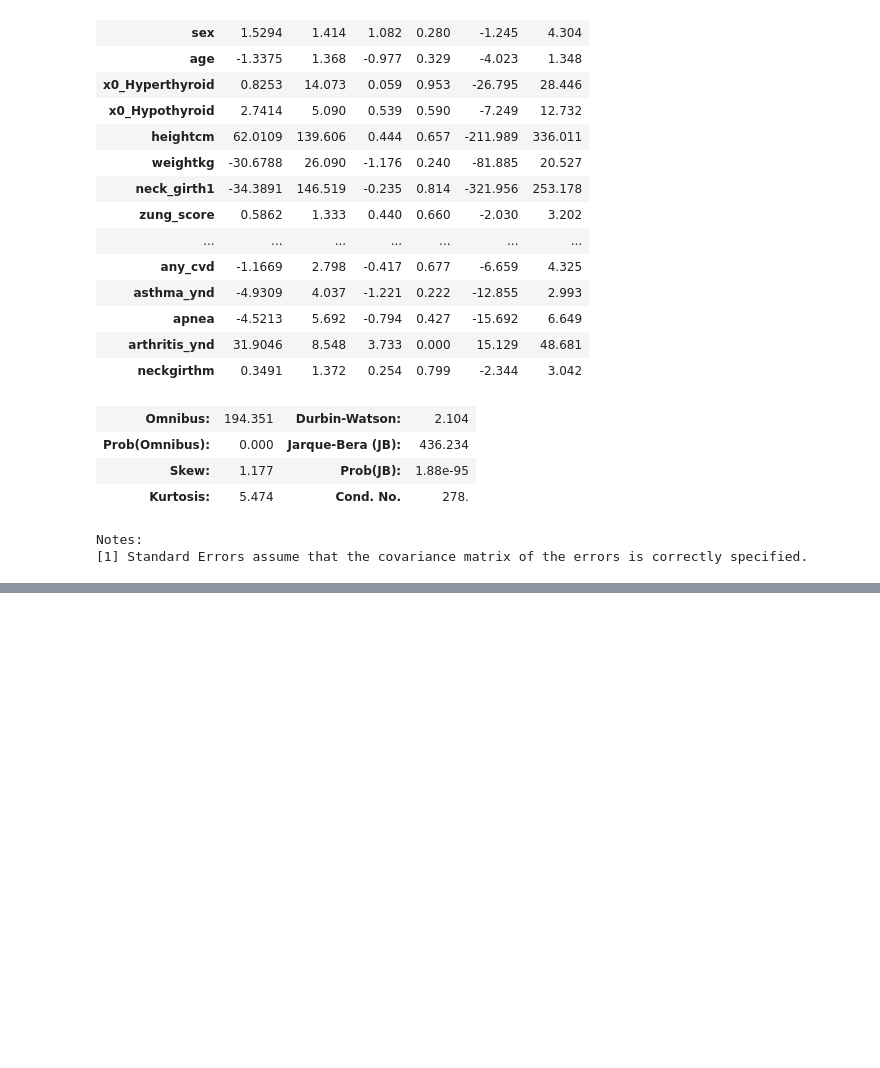
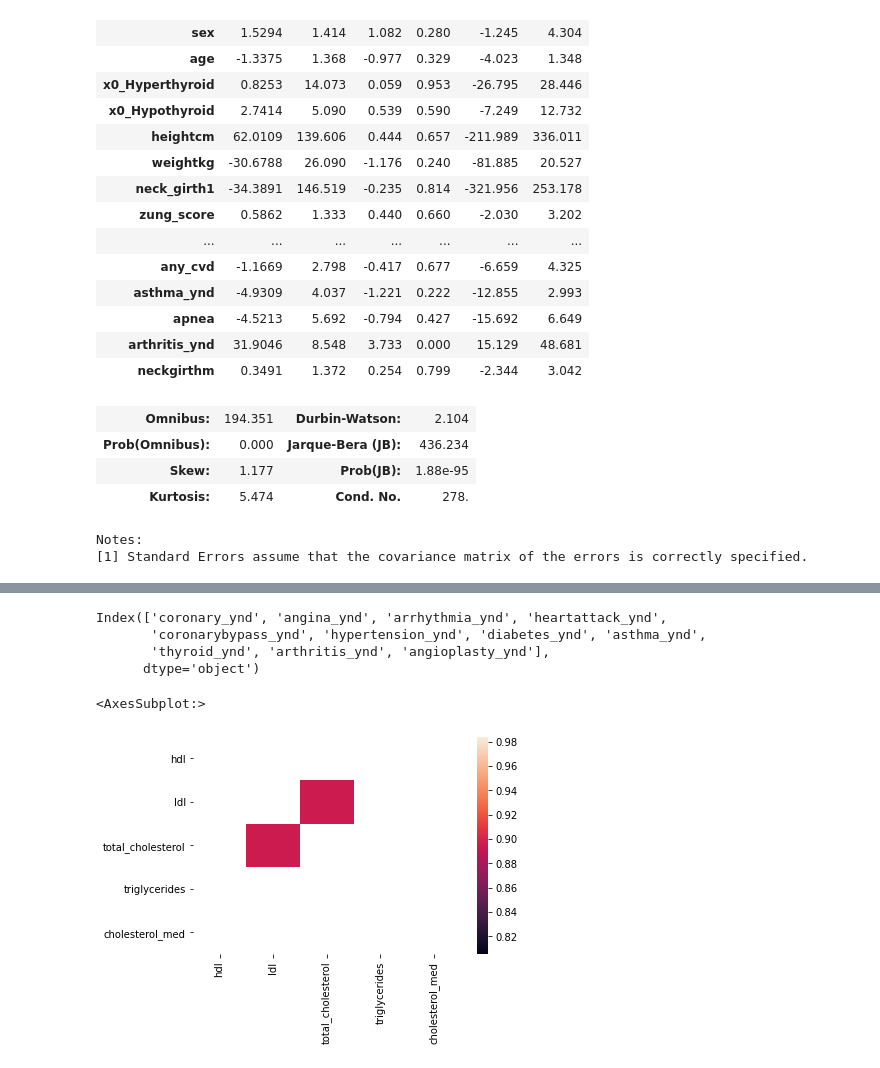
Before and after one commit to pandit-a/dreamteam, a Jupyter notebook: ap_wasobaseline.ipynb, the cells around one changed output, grey strips where cells are left out. Cells and saved outputs as stored; diff of their text form; code cells hidden in the pictures; blank space fills up the shorter version.

```diff
--- a/ap_wasobaseline.ipynb
+++ b/ap_wasobaseline.ipynb
@@ -49,9 +104,9 @@ data_df.nasal_cong_none.replace({np.nan:0,'Y':1}, inplace=True)
 # %%
 ##BALANCING
 
-balance_cutoff = 0.975
-imbalanced_classes = []
-for col in data_df.columns:
-    _ = data_df.columns.get_loc(col)
-    if data_df.iloc[:, _].value_counts(normalize=True).head(1).values > balance_cutoff:
-        imbalanced_classes.append((col, data_df.iloc[:, _].value_counts(normalize=True).head(1).values.astype(float)))
+# balance_cutoff = 0.975
+# imbalanced_classes = []
+# for col in data_df.columns:
+#     _ = data_df.columns.get_loc(col)
+#     if data_df.iloc[:, _].value_counts(normalize=True).head(1).values > balance_cutoff:
+#         imbalanced_classes.append((col, data_df.iloc[:, _].value_counts(normalize=True).head(1).values.astype(float)))
@@ -563,0 +651,26 @@ Notes:
+# %%
+data_df.filter(like='_ynd').columns.to_list()
+# %% [output]
+Index(['coronary_ynd', 'angina_ynd', 'arrhythmia_ynd', 'heartattack_ynd',
+       'coronarybypass_ynd', 'hypertension_ynd', 'diabetes_ynd', 'asthma_ynd',
+       'thyroid_ynd', 'arthritis_ynd', 'angioplasty_ynd'],
+      dtype='object')
+# %%
+minidf1 = data_df[['hdl','ldl','total_cholesterol','triglycerides','cholesterol_med']]
+minidf2 = data_df[['heightcm','weightkg','bmi','headcm','waist_girth1',\
+                   'waist_girth2','hip_girth1','hip_girth2','neck_girth1',\
+                   'neck_girth2',  'hipgirthm','neckgirthm','waistgirthm','waisthip']]
+minidf3 = data_df[['cans_cola','cups_coffee','caffeine']]
+minidf4 = data_df[['sit_sys1','sit_dia1','sit_sys2','sit_dia2','sitsysm','sitdiam',]]
+minidf5 = data_df[['beer_week','wine_week','hard_week','nondrinker','alcohol_wk']]
+minidf6 = data_df[['smoke','smoke_curr','bowls_day','packs_week','cigars_day',\
+                   'smoke_quit','smoke_years','pack_years']]
+
+minidf7 = data_df.filter(like='_ynd')
+minidf7 = pd.concat([minidf7, data_df[['any_cvd']]], axis=1)
+minidf8 = data_df.filter(like='_med')
+# %%
+sns.heatmap(minidf1.corr()[(minidf1.corr() >= 0.5) & (minidf1.corr() < 1)])
+# %% [output]
+<AxesSubplot:>
+[figure, added]
```
Also changed, not shown: parts of 92 cells of this notebook, 1 other file.
